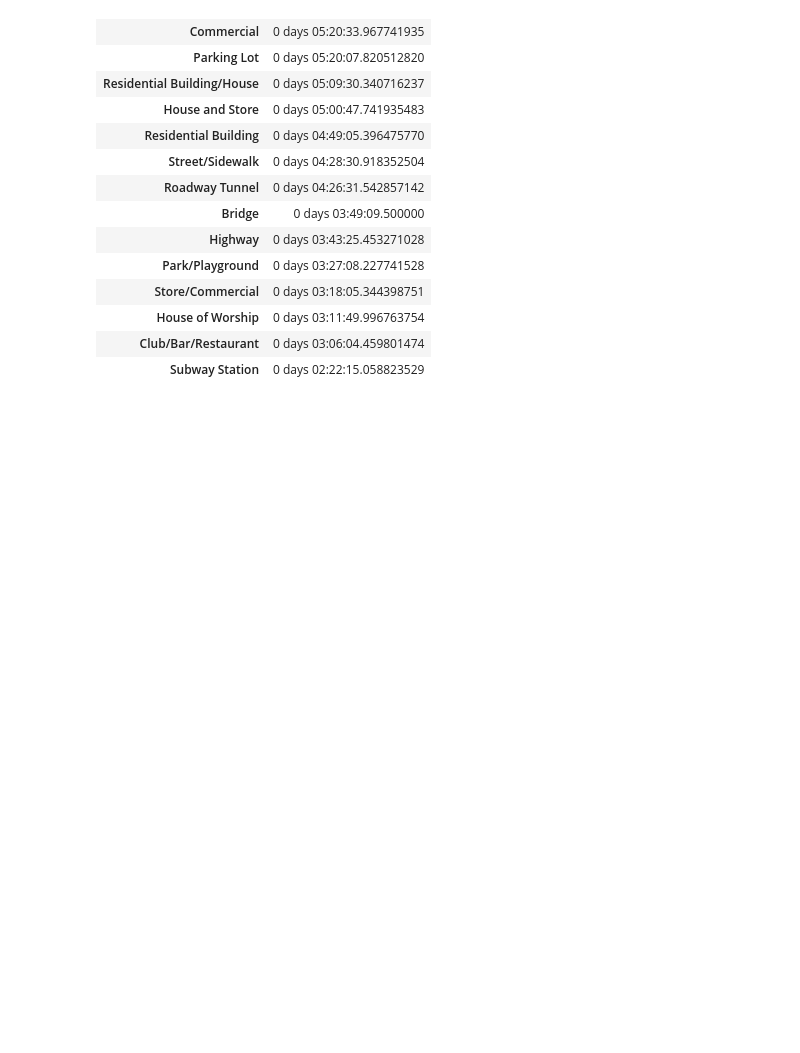
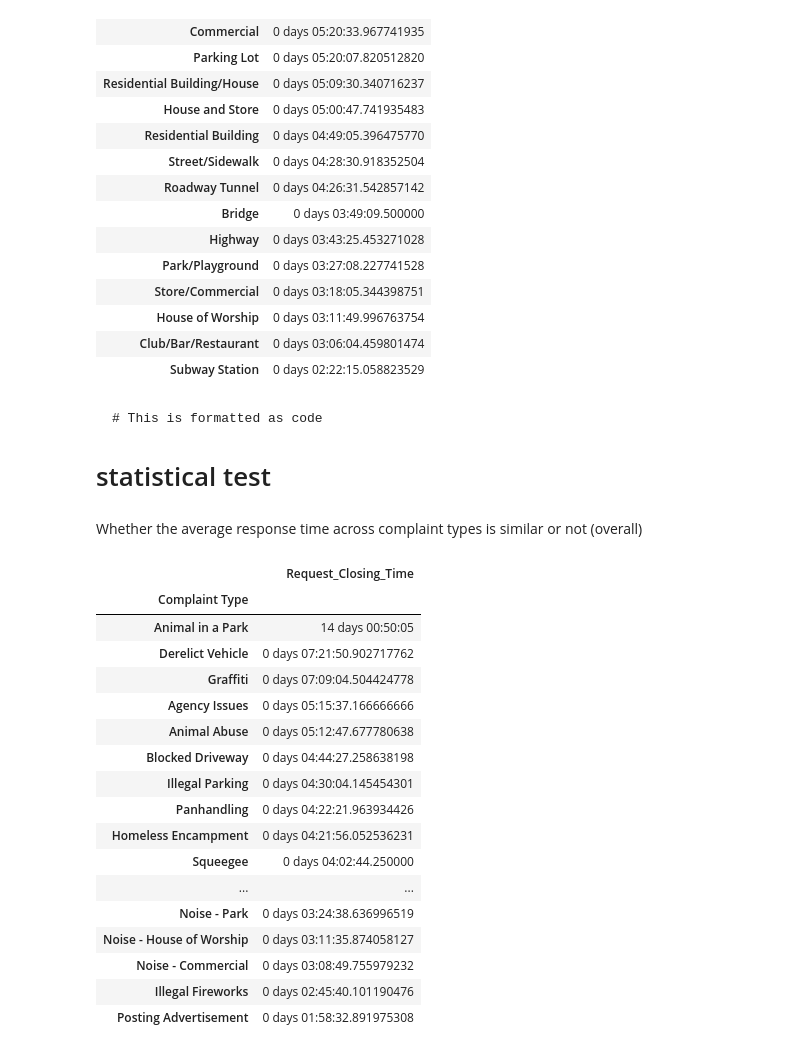
Before and after one commit to kmeiyalagan/kmeiyalagan, a Jupyter notebook: Customer Service Requests Analysis.ipynb, the cells around one changed output. Cells and saved outputs as stored; diff of their text form; code cells hidden in the pictures; blank space fills up the shorter version.

````diff
--- a/Customer Service Requests Analysis.ipynb
+++ b/Customer Service Requests Analysis.ipynb
@@ -197,3 +197,36 @@ A6
 | House of Worship | 0 days 03:11:49.996763754 |
 | Club/Bar/Restaurant | 0 days 03:06:04.459801474 |
 | Subway Station | 0 days 02:22:15.058823529 |
+# %% [markdown]
+
+
+```
+# This is formatted as code
+```
+
+# statistical test
+# %% [markdown]
+Whether the average response time across complaint types is similar or not (overall)
+# %%
+s1 = data.pivot_table(index="Complaint Type",values="Request_Closing_Time",aggfunc='mean')
+s1 = s1.sort_values(by="Request_Closing_Time",axis=0,ascending=False)
+s1
+# %% [output]
+|  | Request_Closing_Time |
+| Complaint Type |  |
+| Animal in a Park | 14 days 00:50:05 |
+| Derelict Vehicle | 0 days 07:21:50.902717762 |
+| Graffiti | 0 days 07:09:04.504424778 |
+| Agency Issues | 0 days 05:15:37.166666666 |
+| Animal Abuse | 0 days 05:12:47.677780638 |
+| Blocked Driveway | 0 days 04:44:27.258638198 |
+| Illegal Parking | 0 days 04:30:04.145454301 |
+| Panhandling | 0 days 04:22:21.963934426 |
+| Homeless Encampment | 0 days 04:21:56.052536231 |
+| Squeegee | 0 days 04:02:44.250000 |
+| ... | ... |
+| Noise - Park | 0 days 03:24:38.636996519 |
+| Noise - House of Worship | 0 days 03:11:35.874058127 |
+| Noise - Commercial | 0 days 03:08:49.755979232 |
+| Illegal Fireworks | 0 days 02:45:40.101190476 |
+| Posting Advertisement | 0 days 01:58:32.891975308 |
````
Also changed, not shown: parts of 2 cells of this notebook.
